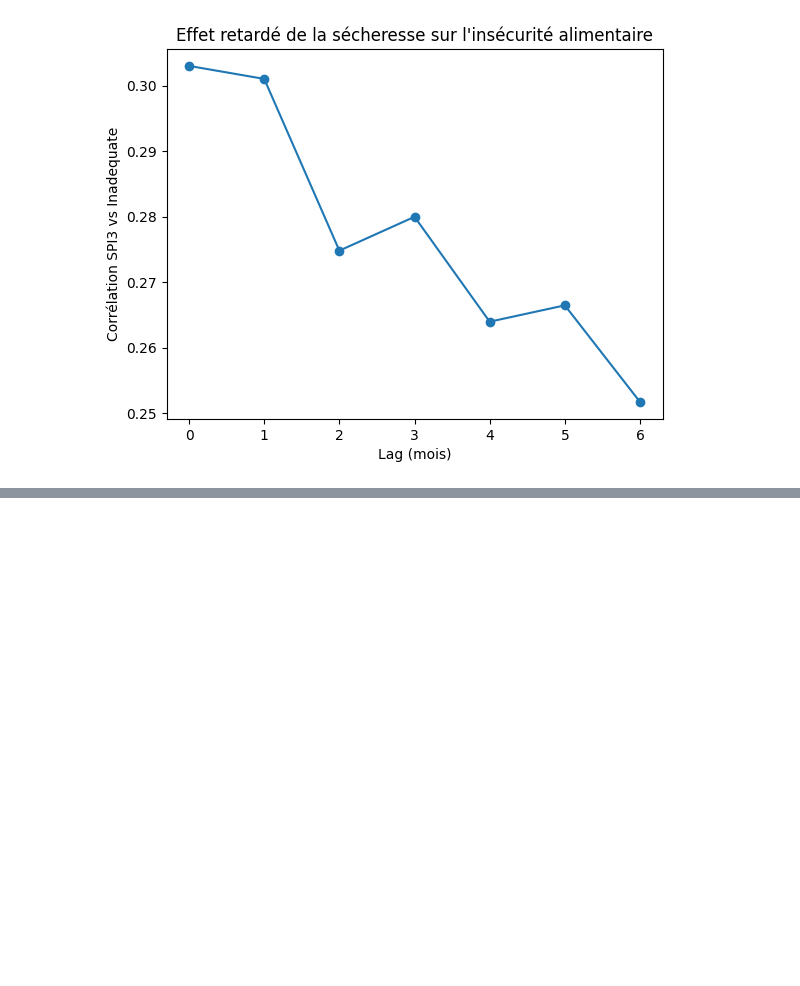
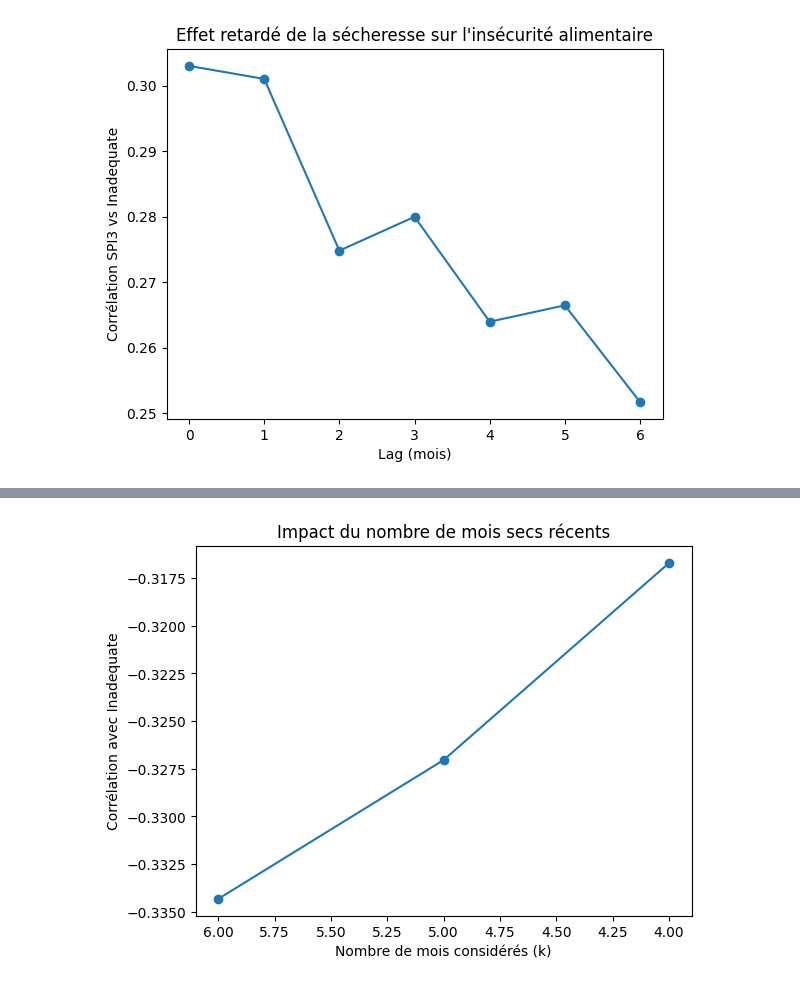
Before and after one commit to tnourlyn/Projet-de-Statapp---WFP-, a Jupyter notebook: SPI_treatement.ipynb, the cells around one changed output, grey strips where cells are left out. Drawn from its saved outputs; the diff is of its cells as text; code cells hidden in the pictures; blank space fills up the shorter version.

```diff
--- a/SPI_treatement.ipynb
+++ b/SPI_treatement.ipynb
@@ -574,0 +576,28 @@ plt.show()
+# %%
+data_merge = data_merge.sort_values(["State", "year", "month"])
+# %%
+def count_recent_dry_months(df, window):
+
+    dry = (df["SPI_Cum3"] < -1).astype(int)
+
+    return dry.groupby(df["State"]).rolling(window, min_periods=1).sum().reset_index(level=0, drop=True)
+# %%
+windows = [6, 5, 4]
+correlations = []
+
+for w in windows:
+
+    data_merge[f"dry_{w}m"] = count_recent_dry_months(data_merge, w)
+
+    corr = data_merge[f"dry_{w}m"].corr(data_merge["inadequate"])
+
+    correlations.append(corr)
+# %%
+plt.plot(windows, correlations, marker="o")
+plt.xlabel("Nombre de mois considérés (k)")
+plt.ylabel("Corrélation avec Inadequate")
+plt.title("Impact du nombre de mois secs récents")
+plt.gca().invert_xaxis()  # optionnel
+plt.show()
+# %% [output]
+[figure, added]
```
Also changed, not shown: parts of 3 cells of this notebook.
